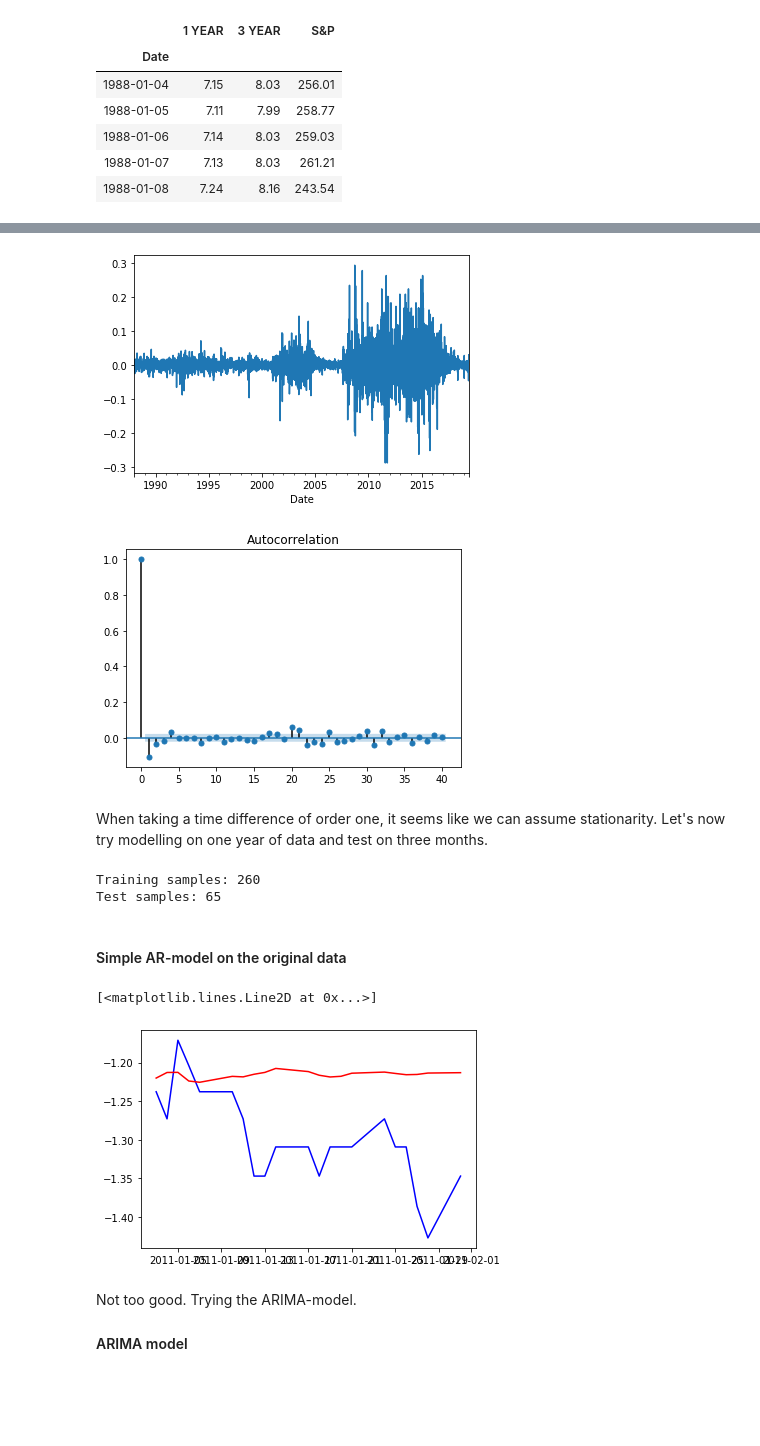
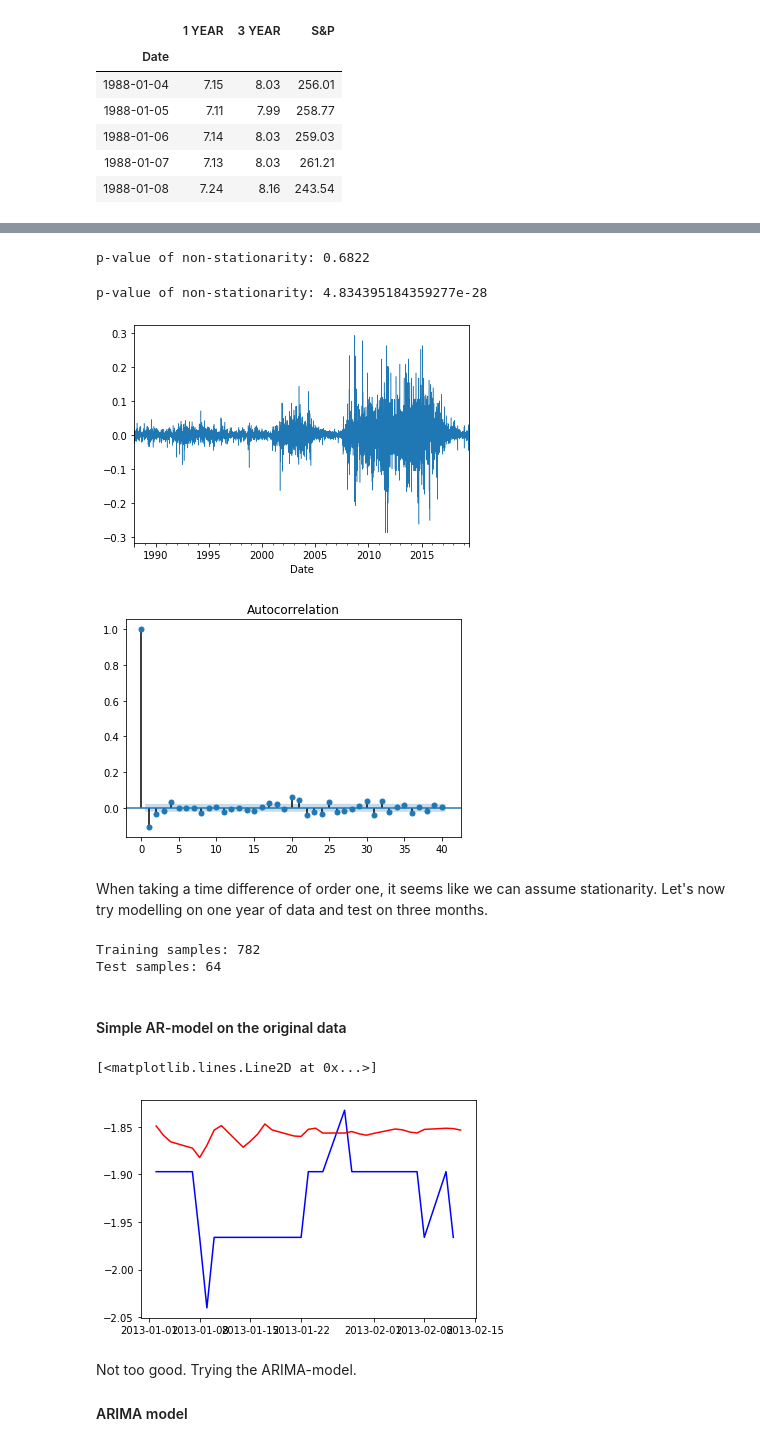
Before and after one commit to backmag/NLP-finance, a Jupyter notebook: ARIMA-selection.ipynb, the cells around one changed output, grey strips where cells are left out. Saved outputs shown, nothing was run; the diff lists cells and outputs as text; code cells hidden in the pictures; blank space fills up the shorter version.

```diff
--- a/ARIMA-selection.ipynb
+++ b/ARIMA-selection.ipynb
@@ -27,29 +29,36 @@ oneyear_log.plot()
+# %%
+print("p-value of non-stationarity: {}".format(round(adfuller(oneyear_log)[1],4)))
+# %% [output]
+p-value of non-stationarity: 0.6822
 # %%
 # Try taking the integration of order 1 of the log-rates to obtain stationarity.
 oneyear_log_diff = oneyear_log.diff(periods=1)
 # Remove first value since it's NaN
 oneyear_log_diff = oneyear_log_diff[1:]
-oneyear_log_diff.plot()
+oneyear_log_diff.plot(linewidth=0.5)
 plot_acf(oneyear_log_diff)
 # plot_acf apparantly displays two graphs if put on the last line,
 # the line below is just so we only get one display.
-a = 0
+print("p-value of non-stationarity: {}".format(adfuller(oneyear_log_diff)[1]))
 # %% [output]
+p-value of non-stationarity: 4.834395184359277e-28
-[figure, old version]
+[figure, new version]
 [figure]
 # %% [markdown]
 When taking a time difference of order one, it seems like we can assume stationarity. Let's now try modelling on one year of data and test on three months.
 # %%
 start_date_train = datetime(2010,1,1)
-end_date_train = datetime(2011,1,1)
-end_date_test = datetime(2011,4,1)
+end_date_train = datetime(2013,1,1)
+end_date_test = datetime(2013,4,1)
 train = oneyear_log[(oneyear_log.index > start_date_train) & (oneyear_log.index <= end_date_train)]
 test = oneyear_log[(oneyear_log.index > end_date_train) & (oneyear_log.index <= end_date_test)]
 print(f"Training samples: {train.size}")
 print(f"Test samples: {test.size}")
+n_train = train.size
+n_test = test.size
 # %% [output]
-Training samples: 260
-Test samples: 65
+Training samples: 782
+Test samples: 64
 # %% [markdown]
 #### Simple AR-model on the original data
 # %%
@@ -58,12 +67,13 @@ from sklearn.metrics import mean_squared_error
 model_ar = AR(train)
 model_ar_fit = model_ar.fit()
 # %%
-predictions_ar = model_ar_fit.predict(start=260, end=280)
-plt.plot(test[:21],color="blue")
+pred_range = 30
+predictions_ar = model_ar_fit.predict(start=n_train, end=n_train+pred_range)
+plt.plot(test[:pred_range],color="blue")
 plt.plot(predictions_ar,color="red")
 # %% [output]
 [<matplotlib.lines.Line2D at 0x...>]
-[figure, old version]
+[figure, new version]
 # %% [markdown]
 Not too good. Trying the ARIMA-model.
 #### ARIMA model
```
Also changed, not shown: parts of 7 cells of this notebook, 1 other file.
